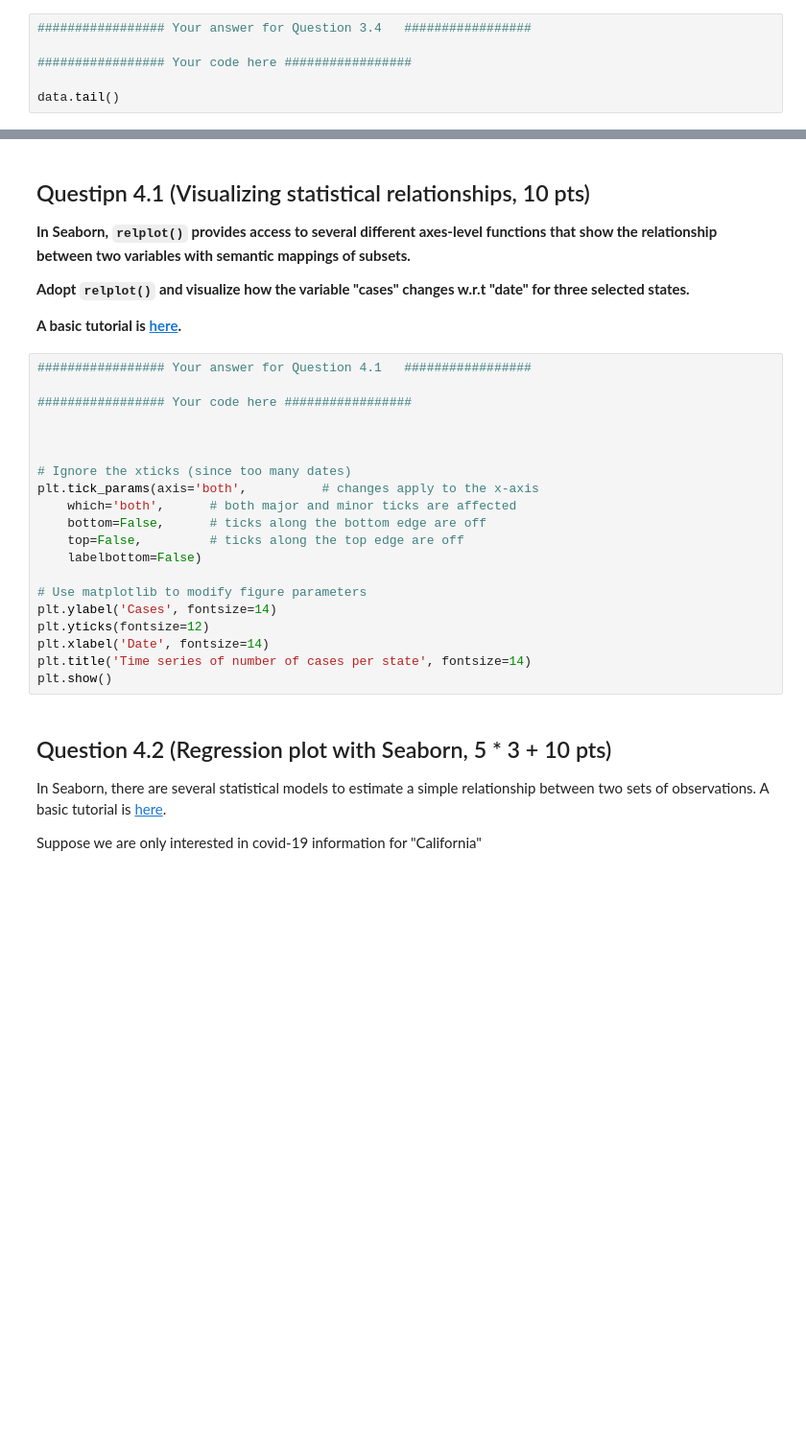
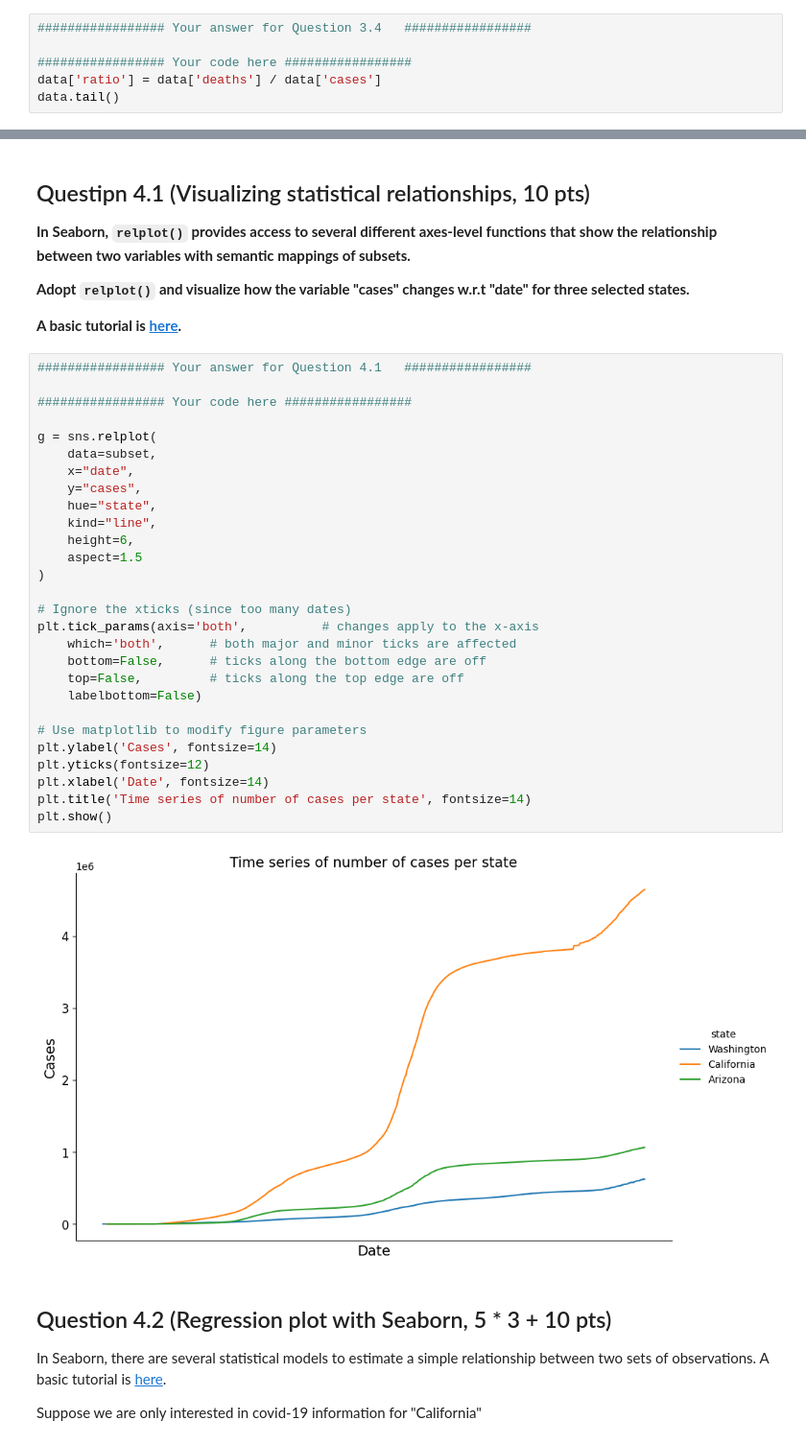
Before and after one commit to Mengxiao-Hu/CSE242, a Jupyter notebook: Assignment1.ipynb, the cells around one changed output, grey strips where cells are left out. Shown at 96% size. Cells and saved outputs as stored; diff of their text form; blank space fills up the shorter version.

```diff
--- a/Assignment1.ipynb
+++ b/Assignment1.ipynb
@@ -151,5 +236,5 @@ data.loc[]
 ################# Your answer for Question 3.4   #################
 
 ################# Your code here #################
-
+data['ratio'] = data['deaths'] / data['cases']
 data.tail()
@@ -184,23 +283,33 @@ import matplotlib.pyplot as plt
 # %%
 ################# Your answer for Question 4.1   #################
 
 ################# Your code here #################
 
-
+g = sns.relplot(
+    data=subset,
+    x="date",
+    y="cases",
+    hue="state",
+    kind="line",
+    height=6,
+    aspect=1.5
+)
 
 # Ignore the xticks (since too many dates)
 plt.tick_params(axis='both',          # changes apply to the x-axis
     which='both',      # both major and minor ticks are affected
     bottom=False,      # ticks along the bottom edge are off
     top=False,         # ticks along the top edge are off
     labelbottom=False)
 
 # Use matplotlib to modify figure parameters
 plt.ylabel('Cases', fontsize=14)
 plt.yticks(fontsize=12)
 plt.xlabel('Date', fontsize=14)
 plt.title('Time series of number of cases per state', fontsize=14)
 plt.show()
+# %% [output]
+[figure, added]
 # %% [markdown]
 ## Question 4.2 (Regression plot with Seaborn, 5 * 3 + 10 pts)
 In Seaborn, there are several statistical models to estimate a simple relationship between two sets of observations. A basic tutorial is [here](https://seaborn.pydata.org/tutorial/regression.html).
```
Also changed, not shown: parts of 25 cells of this notebook.
